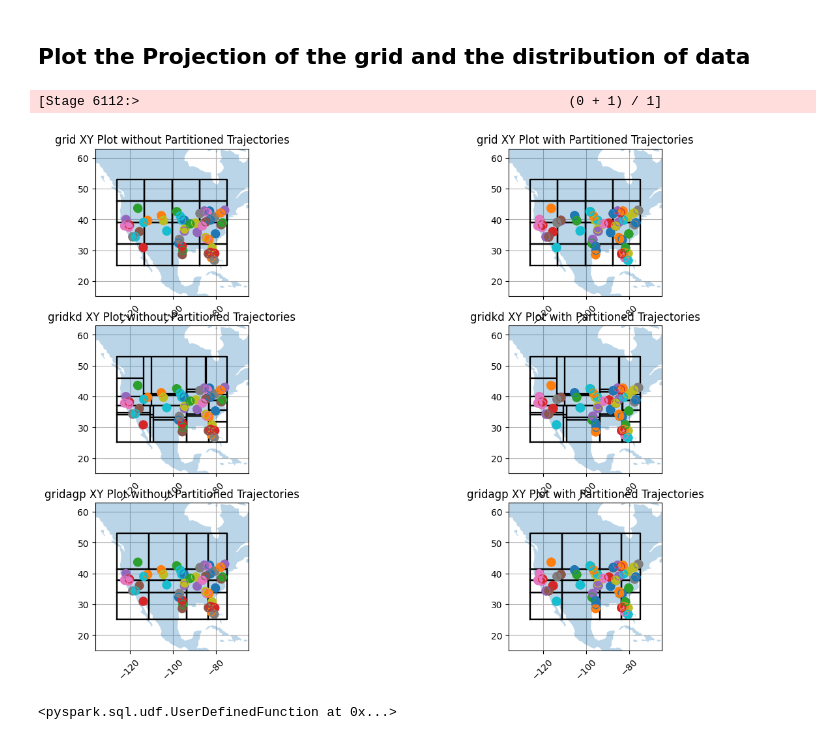
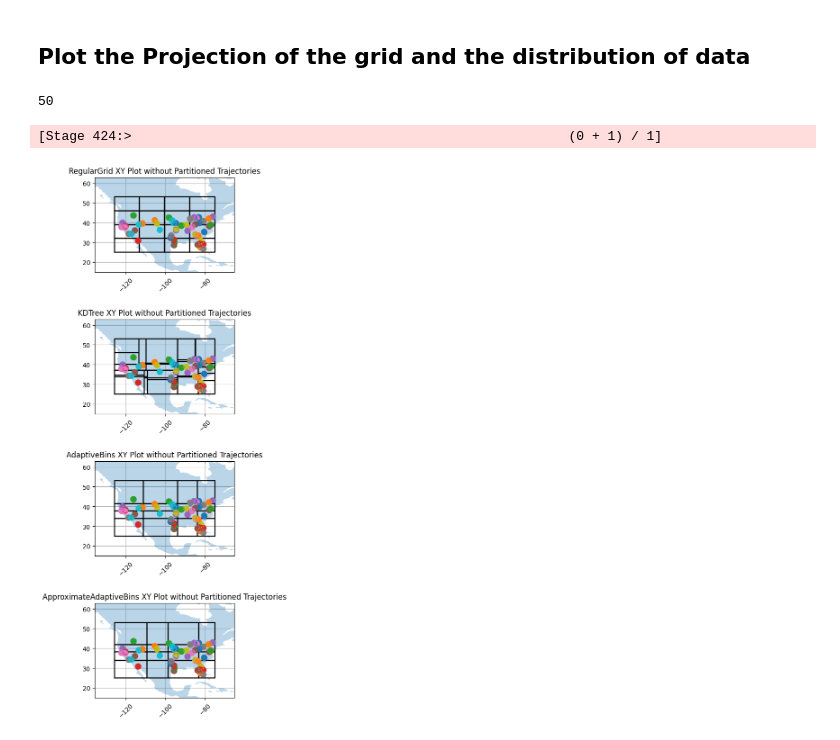
Before and after one commit to Action52/MobilityPySpark, a Jupyter notebook: pysparkmeos/PartitioningSchemesWithPyMEOS.ipynb, the cells around one changed output. Cells and saved outputs as stored; diff of their text form; code cells hidden in the pictures.

```diff
--- a/pysparkmeos/PartitioningSchemesWithPyMEOS.ipynb
+++ b/pysparkmeos/PartitioningSchemesWithPyMEOS.ipynb
@@ -377,5 +446,5 @@ def partition_trajectories(spark, gridname, gridclass):
     trajectoriesPartMap.show()
     return trajectoriesPartMap, trajectoriesPartMapRdd, gridclass, gridname
 
-partMaps = [partition_trajectories(spark, gridname, gridclass) for gridname, gridclass in zip(['grid', 'gridkd', 'gridagp'], [gp, gpkd, agp])]
+partMaps = [partition_trajectories(spark, gridname, gridclass) for gridname, gridclass in zip(['RegularGrid', 'KDTree', 'AdaptiveBins', 'ApproximateAdaptiveBins'], [gp, gpkd, agp, agp2])]
 # %% [output]
@@ -453,6 +540,11 @@ for trajectoriesPartMap, _, _, gridname in partMaps:
     # Plot with modified figure size
     fig, ax = plt.subplots(figsize=(20, 6))  # Adjust the width and height as needed
     pdf.plot.bar(x='partitionKey', y='count', ax=ax, title=f'{gridname} Partition Distribution')
+
+    # Adjust layout and save fig
+    fig.tight_layout()
+    extent = ax.get_tightbbox(fig.canvas.get_renderer()).transformed(fig.dpi_scale_trans.inverted())
+    fig.savefig(f'distribution_{gridname}.svg', bbox_inches=extent)  # Adjust expanded() parameters as needed
 
     stats = trajectoriesPartMapCounts.agg(
         F.mean(F.col("count")).alias("average_ppp"),
@@ -599,77 +730,73 @@ Wall time: 12min 40s
 seqIdRows = spark.sql("SELECT seqId AS seqId FROM trajectories TABLESAMPLE(50 ROWS)").collect()
 #seqIdRows = spark.sql("SELECT seqId AS seqId FROM trajectories").collect()
 seqIds = {row.seqId for row in seqIdRows}
-print(len(seqIds)
+print(len(seqIds))
+# %% [output]
+50
 # %%
-fig, ax = plt.subplots(len(partMaps), 2, figsize=(15, 10))
+fig, ax = plt.subplots(len(partMaps), 1, figsize=(15, 15))
 world = gpd.read_file(gpd.datasets.get_path('naturalearth_lowres'))
-world = world[world['continent'] == 'North America']
+#world = world[world['continent'] == 'North America']
+
 minx = bounds.expand(10.0).xmin()
 maxx = bounds.expand(10.0).xmax()
 miny = bounds.expand(10.0).ymin()
 maxy = bounds.expand(10.0).ymax()
 
+#for i in range(0, len(partMaps)*2, 2):
+#    trajectoriesMap, partMapRdd, gridclass, gridname = partMaps[i]
+#    j = i+1
+
+fig.subplots_adjust(hspace=0.5)  # Increase the value to add more space
+
 for i, (trajectoriesMap, partMapRdd, gridclass, gridname) in enumerate(partMaps):
-    world.plot(ax=ax[i][1], alpha=0.3)
-    world.plot(ax=ax[i][0], alpha=0.3)
+    world.plot(ax=ax[i], alpha=0.3)
+    #world.plot(ax=ax[j], alpha=0.3)
 
-    gridclass.plot(axes=ax[i][0], color='black', draw_filling=False)
-    gridclass.plot(axes=ax[i][1], color='black', draw_filling=False)
+    gridclass.plot(axes=ax[i], color='black', draw_filling=False)
+    #gridclass.plot(axes=ax[j], color='black', draw_filling=False)
 
     colors = plt.cm.Accent(np.linspace(0, 1, len(gridclass.tilesstr)))
     # Adding an alpha value when creating the color map
     alpha_value = 1.0
     color_map = {i: colors[i][:3].tolist() + [alpha_value] for i, _ in enumerate(gridclass.tilesstr)}
     trajectory_colors = ['red', 'green', 'blue', 'yellow', 'orange', 'pink', 'lightgreen', 'darkblue']
 
     trajectory_idx = {}
+    """
     for idx, row in enumerate(trajectoriesPartMap.where(trajectoriesPartMap.trajectoryId.isin(seqIds)).toLocalIterator()):
         if row.trajectoryId in trajectory_idx:
             c = trajectory_idx[row.trajectoryId]
         else:
             c = idx
             trajectory_idx[row.trajectoryId] = idx
         traj = row.trajectory
         TemporalPointSequenceSetPlotter.plot_xy(
-            traj, axes=ax[i][1], show_markers=True, show_grid=True
+            traj, axes=ax[j], show_markers=True, show_grid=True
         )
-
+    """
     for idx, row in enumerate(trajectories.where(trajectories.seqId.isin(seqIds)).toLocalIterator()):
         if row.icao24 in trajectory_idx:
             c = trajectory_idx[row.icao24]
         else:
             c = idx
             trajectory_idx[row.icao24] = idx
         TemporalPointSequencePlotter.plot_xy(
-            row.PointSeq, axes=ax[i][0], show_markers=True, show_grid=True
+            row.PointSeq, axes=ax[i], show_markers=True, show_grid=True
         )
+    ax[i].set_xlim(minx, maxx)
+    ax[i].set_ylim(miny, maxy)
+    #ax[j].set_xlim(minx, maxx)
+    #ax[j].set_ylim(miny, maxy)
+    ax[i].title.set_text(f"{gridname} XY Plot without Partitioned Trajectories")
+    #ax[j].title.set_text(f"{gridname} XY Plot with Partitioned Trajectories")
 
-    ax[i][0].set_xlim(minx, maxx)
-    ax[i][0].set_ylim(miny, maxy)
-    ax[i][1].set_xlim(minx, maxx)
-    ax[i][1].set_ylim(miny, maxy)
-    ax[i][0].title.set_text(f"{gridname} XY Plot without Partitioned Trajectories")
-    ax[i][1].title.set_text(f"{gridname} XY Plot with Partitioned Trajectories")
+# Save each subplot as an SVG file with labels
+for i, axis in enumerate(ax):
+    extent = axis.get_tightbbox(fig.canvas.get_renderer()).transformed(fig.dpi_scale_trans.inverted())
+    fig.savefig(f'dots_subplot_{i+1}.svg', bbox_inches=extent)  # Adjust expanded() parameters as needed
+
+plt.show()
 # %% [output]
-[Stage 6112:>                                                       (0 + 1) / 1]
+[Stage 424:>                                                        (0 + 1) / 1]
-[figure, old version]
+[figure, new version]
-# %%
-from pymeos import Temporal, TSequenceSet
-
-@F.udf(returnType=TsTzSpanUDT())
-def tstzspan_from_values(lower, upper, utc="UTC"):
-    pymeos_initialize(utc)
-    span = None
-    if lower >= upper:
-        return None
-    try:
-        span = TsTzSpan(lower=lower, upper=upper)
-    except:
-        pass
-    return span
-
-spark.udf.register("timestamps", timestamps)
-spark.udf.register("spatial_values", spatial_values)
-spark.udf.register("tstzspan_from_values", tstzspan_from_values)
-# %% [output]
-<pyspark.sql.udf.UserDefinedFunction at 0x...>
```
Also changed, not shown: parts of 14 cells of this notebook, 18 other files.
